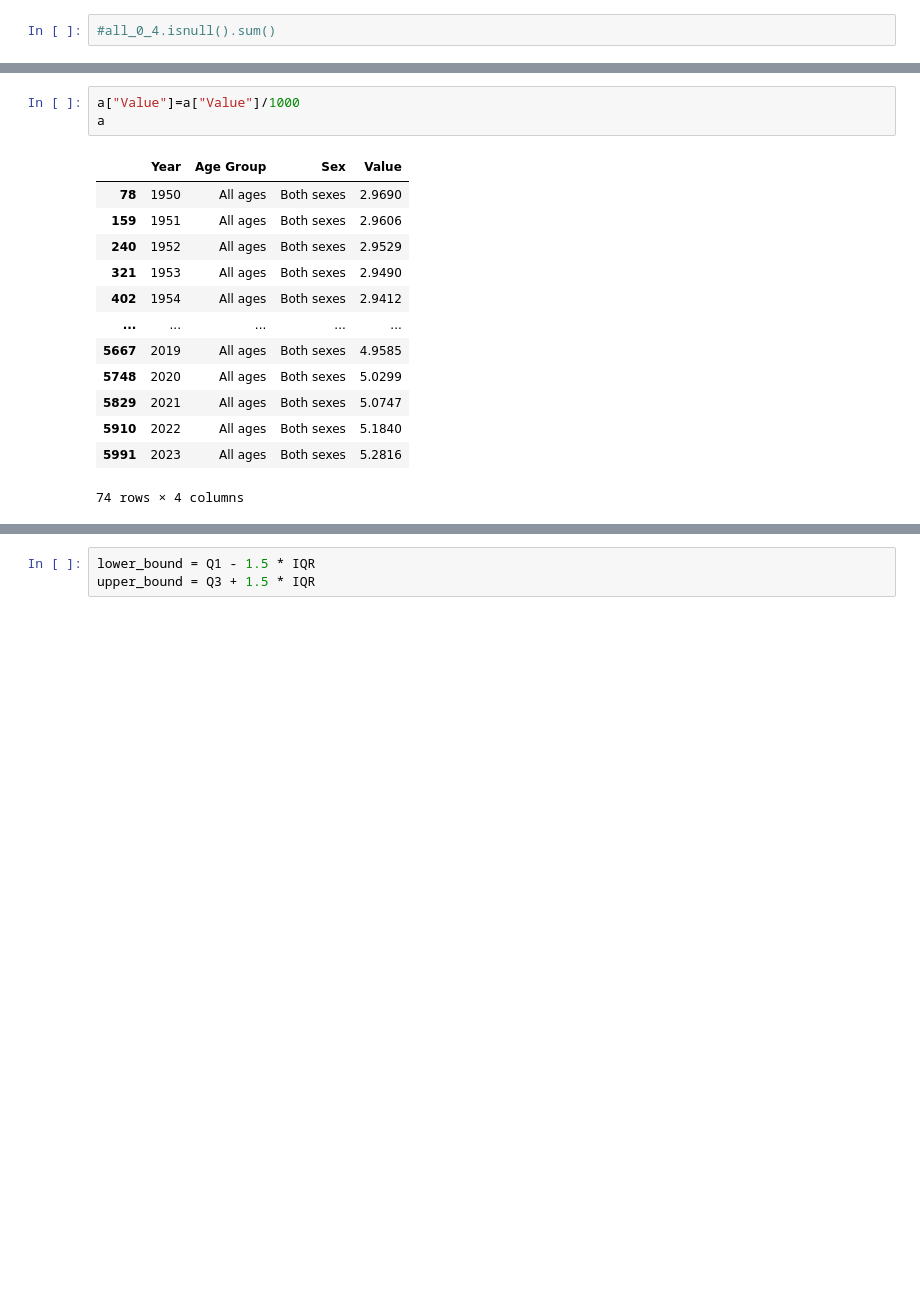
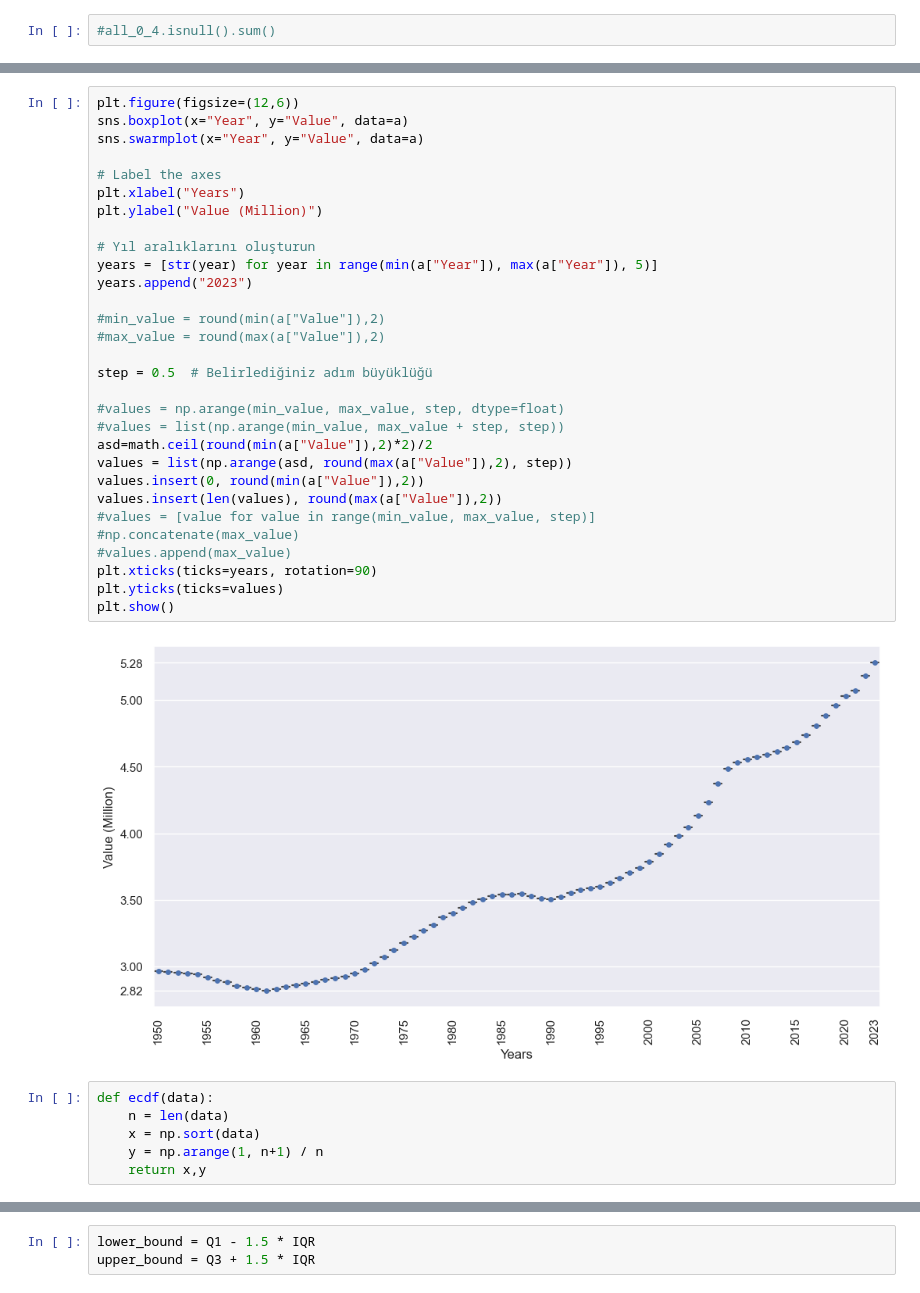
Before and after one commit to TunahanINCE/Population-in-Ireland, a Jupyter notebook: CA-1.ipynb, the cells around one changed output, grey strips where cells are left out. Saved outputs shown, nothing was run; the diff lists cells and outputs as text; blank space fills up the shorter version.

```diff
--- a/CA-1.ipynb
+++ b/CA-1.ipynb
@@ -360,19 +372,40 @@ a
 74 rows × 4 columns
-# %%
-a["Value"]=a["Value"]/1000
-a
-# %% [output]
-|  | Year | Age Group | Sex | Value |
-| 78 | 1950 | All ages | Both sexes | 2.9690 |
-| 159 | 1951 | All ages | Both sexes | 2.9606 |
-| 240 | 1952 | All ages | Both sexes | 2.9529 |
-| 321 | 1953 | All ages | Both sexes | 2.9490 |
-| 402 | 1954 | All ages | Both sexes | 2.9412 |
-| ... | ... | ... | ... | ... |
-| 5667 | 2019 | All ages | Both sexes | 4.9585 |
-| 5748 | 2020 | All ages | Both sexes | 5.0299 |
-| 5829 | 2021 | All ages | Both sexes | 5.0747 |
-| 5910 | 2022 | All ages | Both sexes | 5.1840 |
-| 5991 | 2023 | All ages | Both sexes | 5.2816 |
-74 rows × 4 columns
+# %%
+plt.figure(figsize=(12,6))
+sns.boxplot(x="Year", y="Value", data=a)
+sns.swarmplot(x="Year", y="Value", data=a)
+
+# Label the axes
+plt.xlabel("Years")
+plt.ylabel("Value (Million)")
+
+# Yıl aralıklarını oluşturun
+years = [str(year) for year in range(min(a["Year"]), max(a["Year"]), 5)]
+years.append("2023")
+
+#min_value = round(min(a["Value"]),2)
+#max_value = round(max(a["Value"]),2)
+
+step = 0.5  # Belirlediğiniz adım büyüklüğü
+
+#values = np.arange(min_value, max_value, step, dtype=float)
+#values = list(np.arange(min_value, max_value + step, step))
+asd=math.ceil(round(min(a["Value"]),2)*2)/2
+values = list(np.arange(asd, round(max(a["Value"]),2), step))
+values.insert(0, round(min(a["Value"]),2))
+values.insert(len(values), round(max(a["Value"]),2))
+#values = [value for value in range(min_value, max_value, step)]
+#np.concatenate(max_value)
+#values.append(max_value)
+plt.xticks(ticks=years, rotation=90)
+plt.yticks(ticks=values)
+plt.show()
+# %% [output]
+[figure, added]
+# %%
+def ecdf(data):
+    n = len(data)
+    x = np.sort(data)
+    y = np.arange(1, n+1) / n
+    return x,y
 # %%
```
Also changed, not shown: parts of 23 cells of this notebook.
